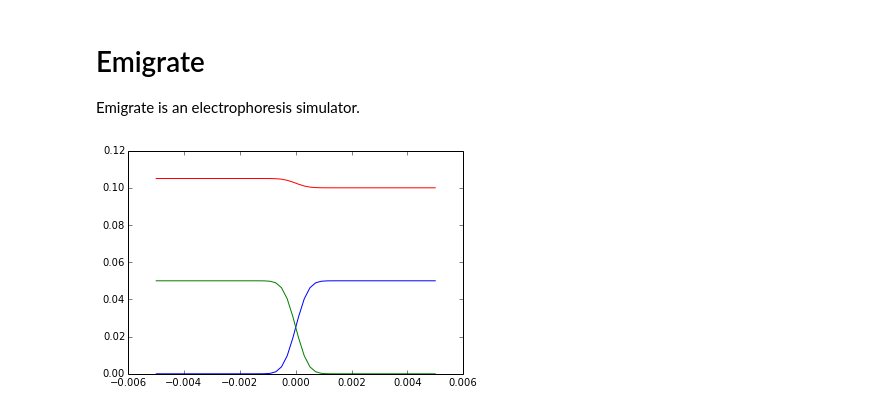
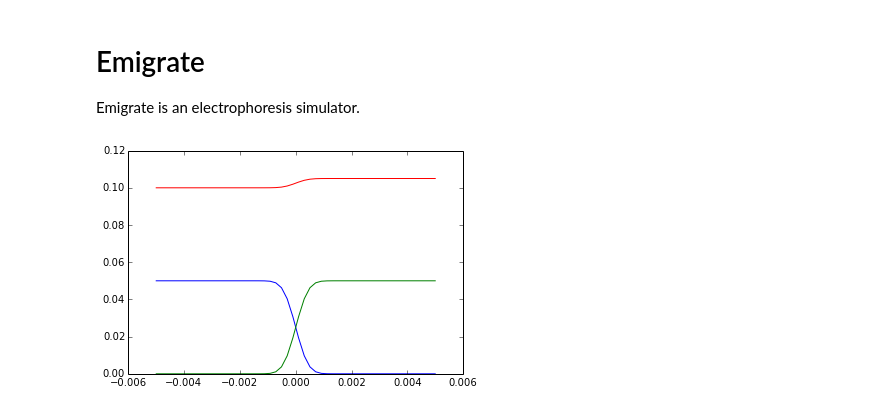
Before and after one commit to lewisamarshall/emigrate, a Jupyter notebook: Tutorial.ipynb, the cells around one changed output. Saved outputs shown, nothing was run; the diff lists cells and outputs as text; code cells hidden in the pictures.

```diff
--- a/Tutorial.ipynb
+++ b/Tutorial.ipynb
@@ -10,22 +10,22 @@ import cProfile
 # %%
 tris = ionize.load_ion('tris')
 
-solutions = [ionize.Solution(['caproic acid', tris], [.05, .105]),
+solutions = [ionize.Solution(['hepes', tris], [.05, .105]),
                  ionize.Solution(['hydrochloric acid', tris], [.05, .1])
                  ]
-
+solutions.reverse()
 system = emigrate.Constructor(domain_length=0.01,
                          nodes=50,
                          interface_length=.0005,
                          solutions=solutions,
                          V=10, I=None,
                          domain_mode='centered'
                          )
 for i in range(len(system.ions)):
     plot(system.domain, system.concentrations[i,:])
 show()
 # %% [output]
-[figure, old version]
+[figure, new version]
 # %%
 solver = emigrate.Migrate(system)
 # %%
```
Also changed, not shown: parts of 7 cells of this notebook, 1 other file.
